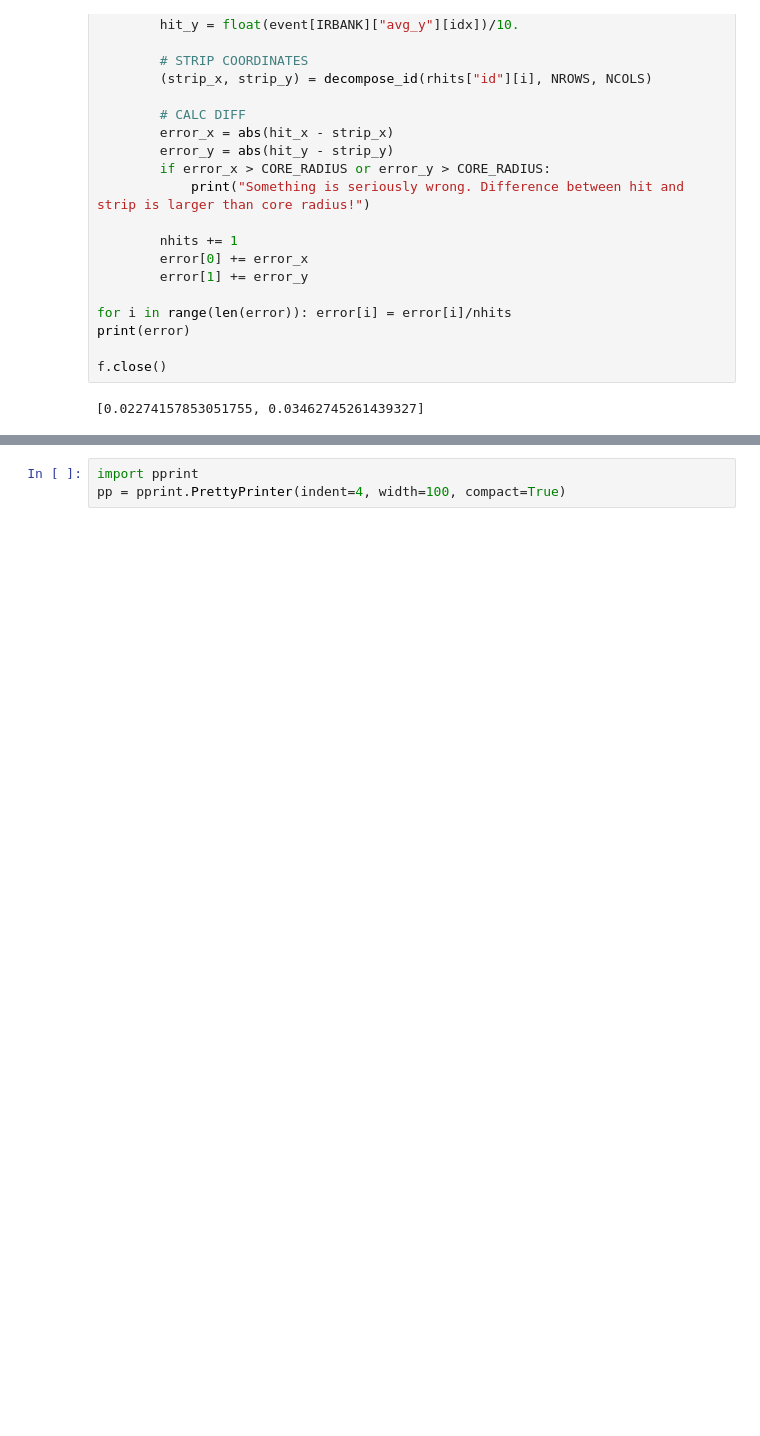
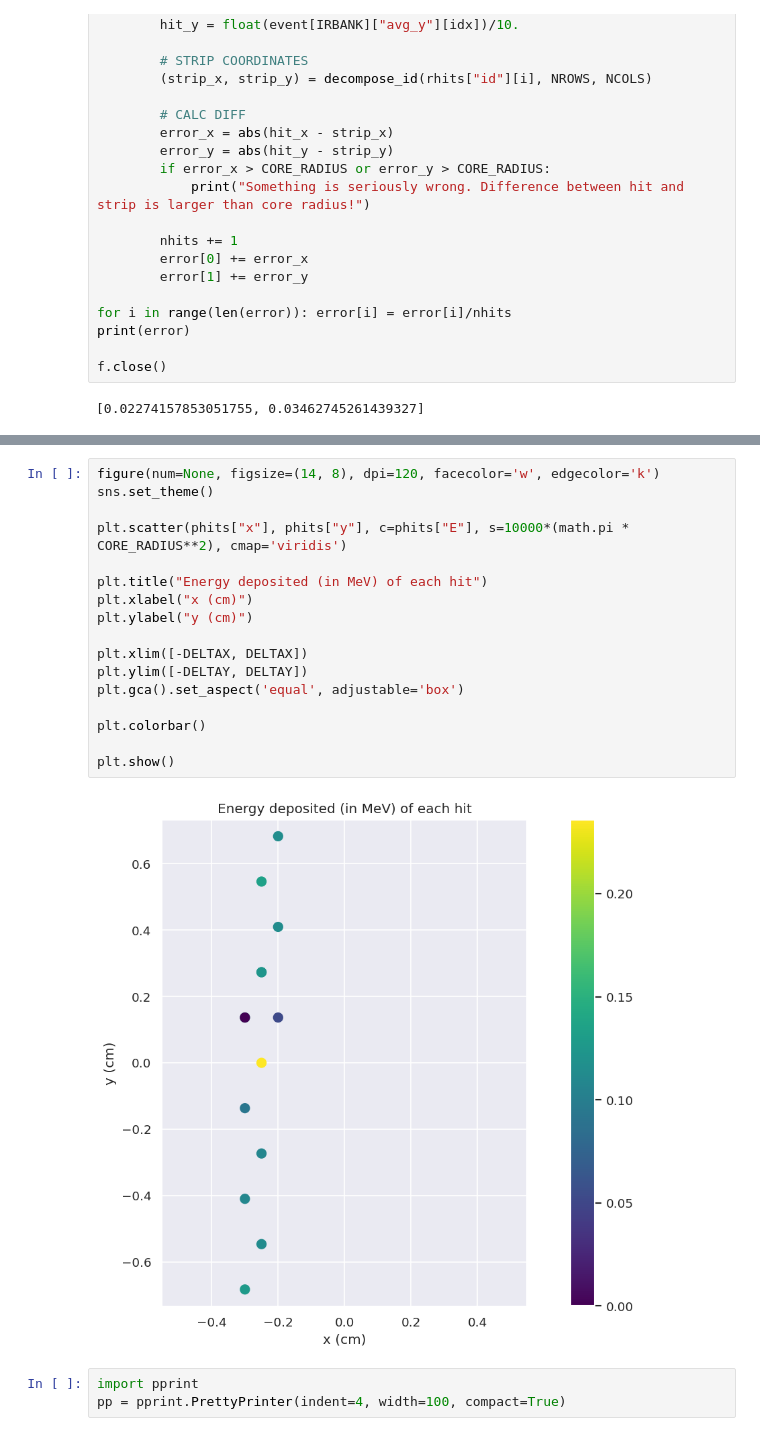
Before and after one commit to bleaktwig/gruid-translator, a Jupyter notebook: test.ipynb, the cells around one changed output, grey strips where cells are left out. Drawn from its saved outputs; the diff is of its cells as text; blank space fills up the shorter version.

```diff
--- a/test.ipynb
+++ b/test.ipynb
@@ -345,3 +395,22 @@ plt.show()
+# %%
+figure(num=None, figsize=(14, 8), dpi=120, facecolor='w', edgecolor='k')
+sns.set_theme()
+
+plt.scatter(phits["x"], phits["y"], c=phits["E"], s=10000*(math.pi * CORE_RADIUS**2), cmap='viridis')
+
+plt.title("Energy deposited (in MeV) of each hit")
+plt.xlabel("x (cm)")
+plt.ylabel("y (cm)")
+
+plt.xlim([-DELTAX, DELTAX])
+plt.ylim([-DELTAY, DELTAY])
+plt.gca().set_aspect('equal', adjustable='box')
+
+plt.colorbar()
+
+plt.show()
+# %% [output]
+[figure, added]
 # %%
 import pprint
 pp = pprint.PrettyPrinter(indent=4, width=100, compact=True)
```
Also changed, not shown: parts of 14 cells of this notebook.
